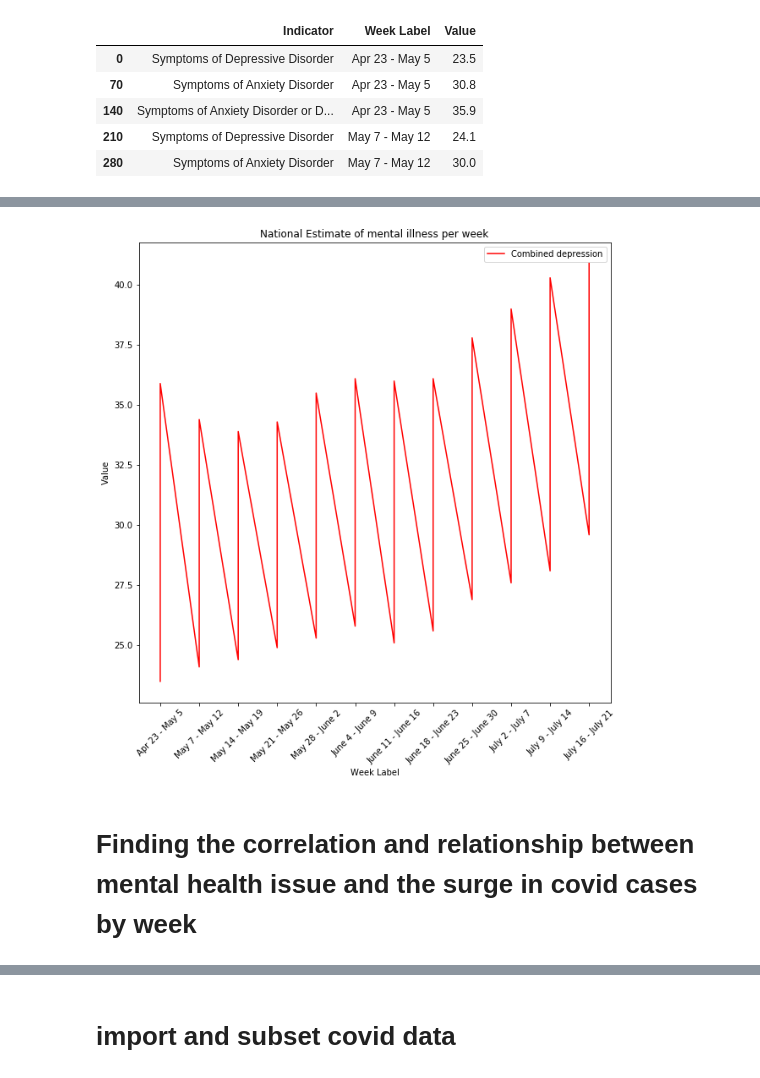
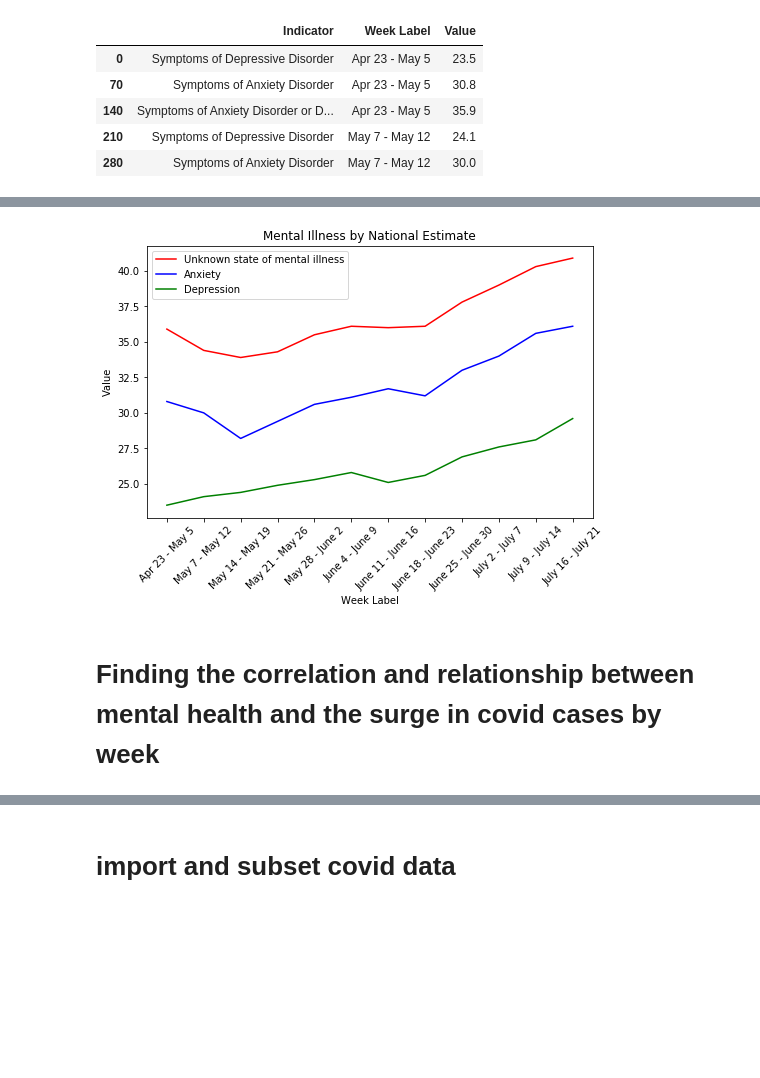
Before and after one commit to Kthomas09/GWU-Project-1, a Jupyter notebook: Final_data_linear_analysis.ipynb, the cells around one changed output, grey strips where cells are left out. Cells and saved outputs as stored; diff of their text form; code cells hidden in the pictures; blank space fills up the shorter version.

Commit message:
Final Mental Illness

```diff
--- a/Final_data_linear_analysis.ipynb
+++ b/Final_data_linear_analysis.ipynb
@@ -140,0 +77,23 @@ new_nat_df2
+# %%
+#creating a dataframe with indicator"Symptoms of Anxiety Disorder or Depressive Disorder"
+dep_anx_dfx = new_nat_df.loc[(new_nat_df['Indicator'] == 'Symptoms of Anxiety Disorder or Depressive Disorder')&
+                     (new_nat_df['Week Label'])
+                     & (new_nat_df['Value'])]
+dep_anx_dfx.reset_index().sort_values("Value", ascending=True)
+dep_anx_dfx["Index"]=dep_anx_dfx.index
+dep_anx_dfx
+
+#creating a dataframe with indicator"Symptoms of Anxiety Disorder"
+anx_df = new_nat_df.loc[(new_nat_df['Indicator'] == 'Symptoms of Anxiety Disorder')&
+                     (new_nat_df['Week Label'])
+                     & (new_nat_df['Value'])]
+anx_df.reset_index().sort_values("Value", ascending=True)
+anx_df["Index"]=anx_df.index
+anx_df
+#creating a dataframe with indicator"Symptoms of Depressive Disorder"
+dep_df = new_nat_df.loc[(new_nat_df['Indicator'] == 'Symptoms of Depressive Disorder')&
+                     (new_nat_df['Week Label'])
+                     & (new_nat_df['Value'])]
+dep_df.reset_index().sort_values("Value", ascending=True)
+dep_df["Index"]=anx_df.index
+dep_df
@@ -141,20 +128,28 @@ new_nat_df2
 # %%
 #Plotting the line graph of national estimate against week
-y_axis = new_nat_df["Value"]
-x_axis = new_nat_df["Week Label"]
-fig, ax = plt.subplots(figsize=(10,10))
-ax.plot(x_axis, y_axis, color="red", label="Combined depression")
+y_axisdaf = dep_anx_dfx["Value"]
+y_axisanx = anx_df["Value"]
+y_axisdep = dep_df["Value"]
+x_axisdaf = dep_anx_dfx["Week Label"]
+x_axisanx = anx_df["Week Label"]
+x_axisdep = dep_df["Week Label"]
+
+fig, ax = plt.subplots(figsize=(8,5))
+ax.plot(x_axisdaf, y_axisdaf, color="red", label="Unknown state of mental illness")
+ax.plot(x_axisanx, y_axisanx, color="blue", label="Anxiety")
+ax.plot(x_axisdep, y_axisdep, color="green", label="Depression")
+
 for tick in ax.get_xticklabels():
     tick.set_rotation(45)
-plt.title('National Estimate of mental illness per week')
+plt.title('Mental Illness by National Estimate')
 plt.xlabel('Week Label')
 plt.ylabel('Value')
 plt.legend()
 plt.show()
 # %% [output]
-[figure, old version]
+[figure, new version]
 # %% [markdown]
-# Finding the correlation and relationship between mental health issue and the surge in covid cases by week
+# Finding the correlation and relationship between mental health and the surge in covid cases by week
 # %%
 st.linregress(df["Value"],df["Week"])
 
```
Also changed, not shown: parts of 36 cells of this notebook, 2 other files.
